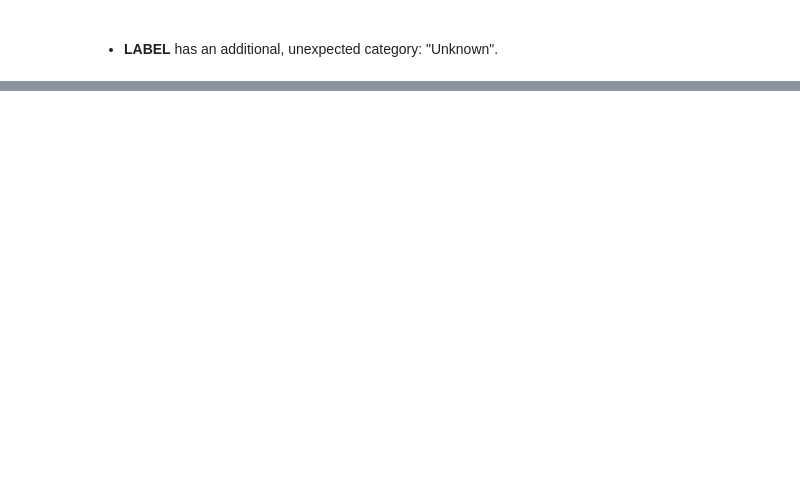
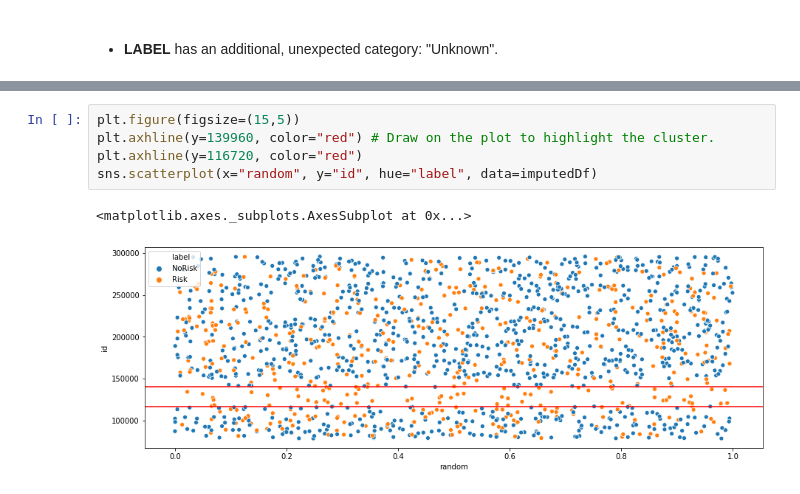
Before and after one commit to crkaz/data-mining, a Jupyter notebook: acw/ACW.ipynb, the cells around one changed output, grey strips where cells are left out. Saved outputs shown, nothing was run; the diff lists cells and outputs as text; blank space fills up the shorter version.

```diff
--- a/acw/ACW.ipynb
+++ b/acw/ACW.ipynb
@@ -799,0 +1193,8 @@ Revisits:
+# %%
+plt.figure(figsize=(15,5))
+plt.axhline(y=139960, color="red") # Draw on the plot to highlight the cluster.
+plt.axhline(y=116720, color="red")
+sns.scatterplot(x="random", y="id", hue="label", data=imputedDf)
+# %% [output]
+<matplotlib.axes._subplots.AxesSubplot at 0x...>
+[figure, added]
```
Also changed, not shown: parts of 203 cells of this notebook, 5 other files.
